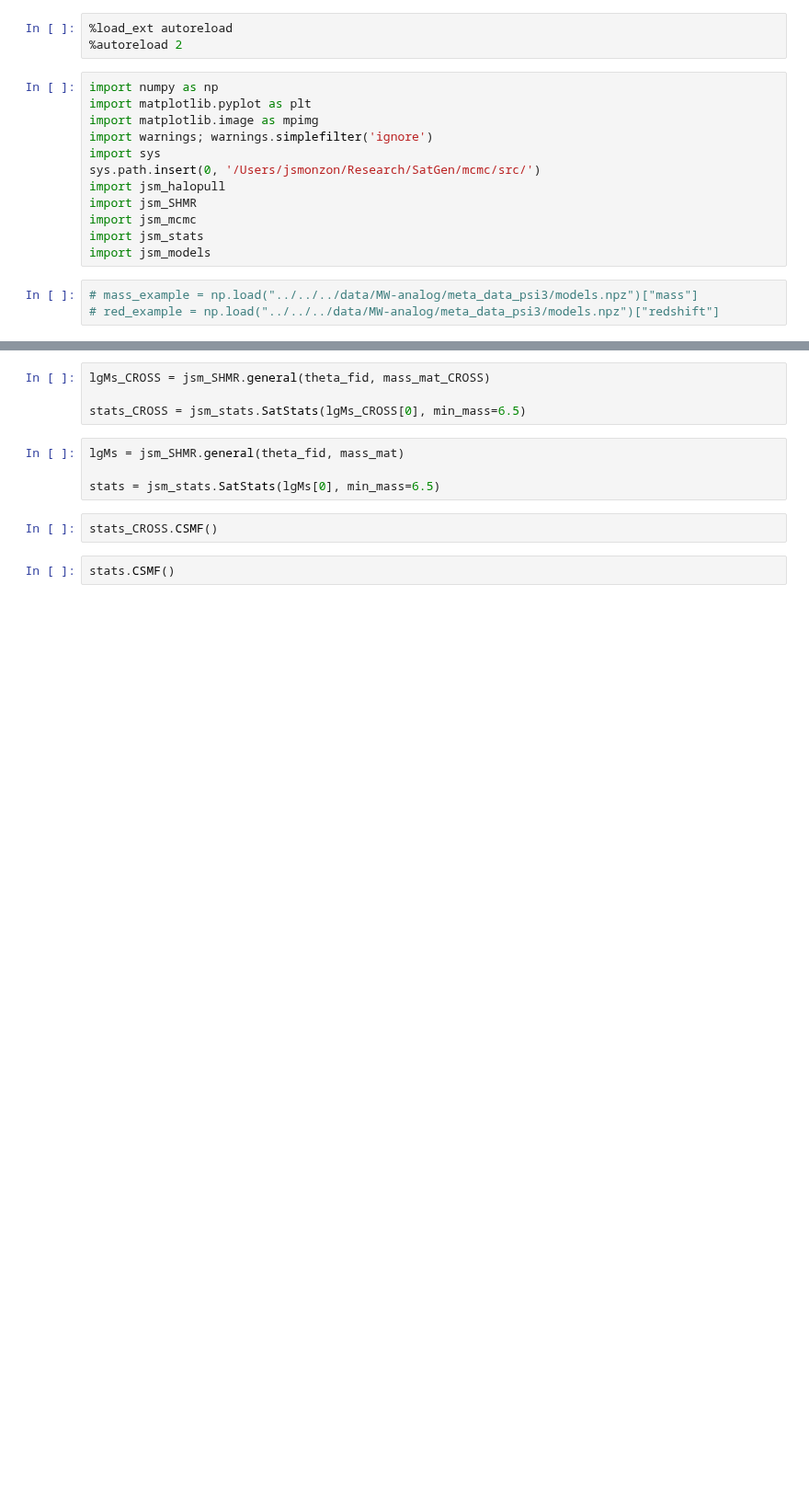
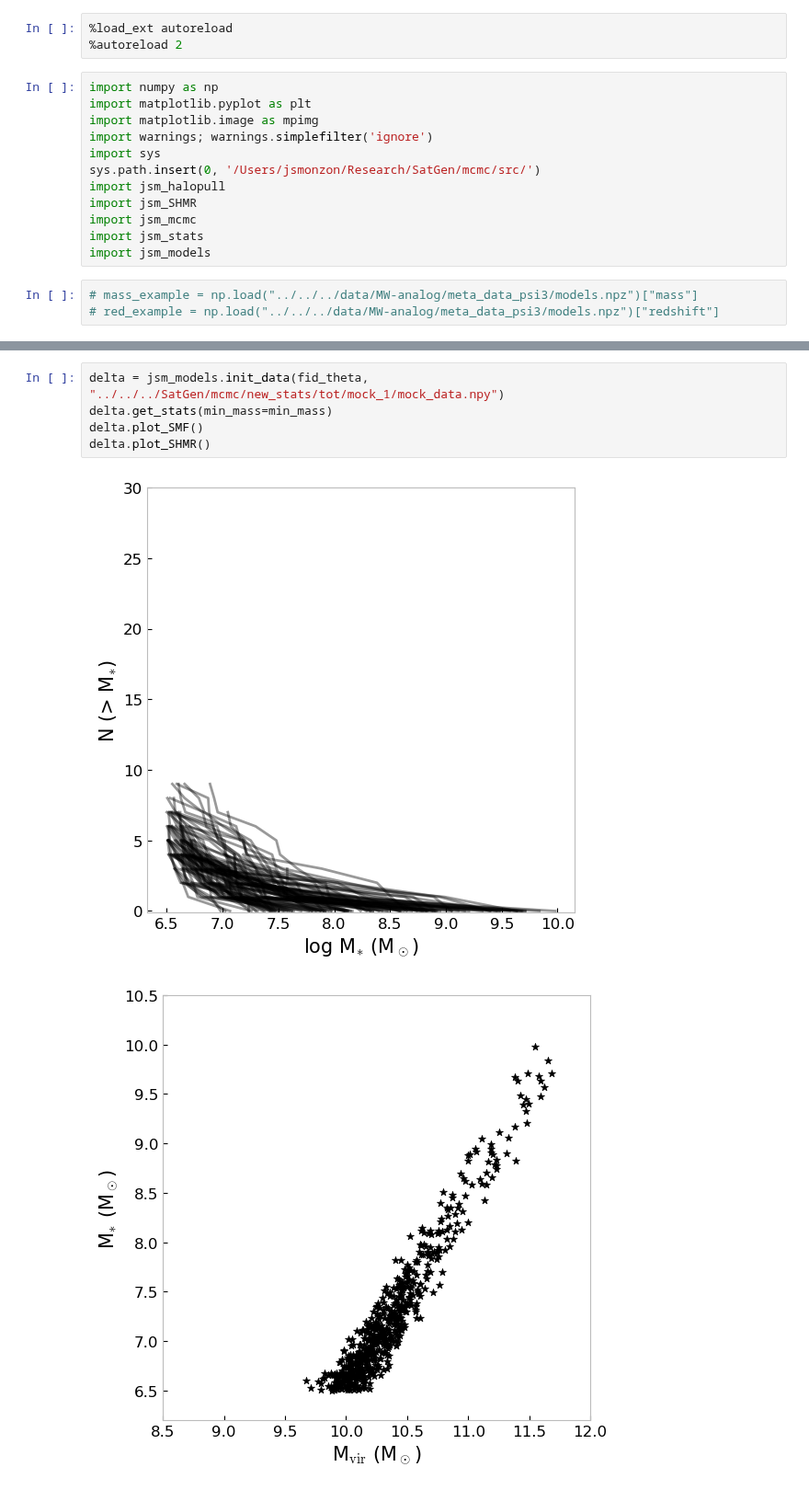
Before and after one commit to jsmonzon/SatGen, a Jupyter notebook: mcmc/notebooks/cross_host.ipynb, the cells around one changed output, grey strips where cells are left out. Shown at 92% size. Cells and saved outputs as stored; diff of their text form; blank space fills up the shorter version.

```diff
--- a/mcmc/notebooks/cross_host.ipynb
+++ b/mcmc/notebooks/cross_host.ipynb
@@ -31,12 +33,8 @@ theta_fid = [10.5, 2.0, 0.2, 0, 0, 0]
-# %%
-lgMs_CROSS = jsm_SHMR.general(theta_fid, mass_mat_CROSS)
-
-stats_CROSS = jsm_stats.SatStats(lgMs_CROSS[0], min_mass=6.5)
-# %%
-lgMs = jsm_SHMR.general(theta_fid, mass_mat)
-
-stats = jsm_stats.SatStats(lgMs[0], min_mass=6.5)
-# %%
-stats_CROSS.CSMF()
-# %%
-stats.CSMF()
+# %%
+delta = jsm_models.init_data(fid_theta, "../../../SatGen/mcmc/new_stats/tot/mock_1/mock_data.npy")
+delta.get_stats(min_mass=min_mass)
+delta.plot_SMF()
+delta.plot_SHMR()
+# %% [output]
+[figure, added]
+[figure, added]
```
Also changed, not shown: parts of 15 cells of this notebook, 9 other files.
